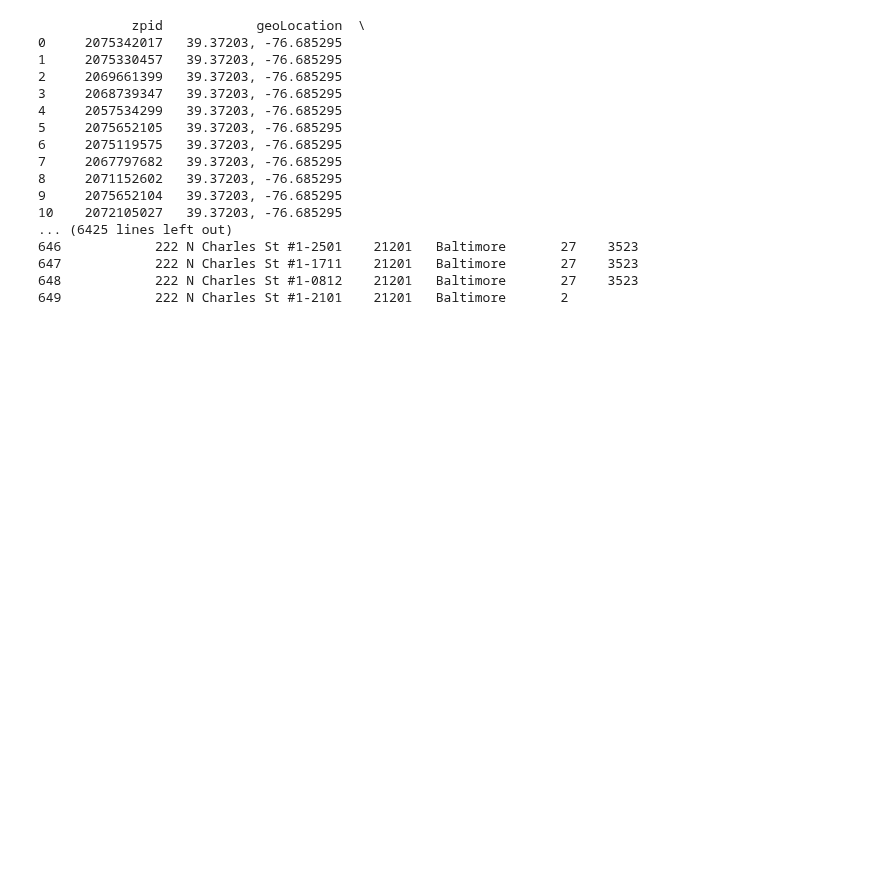
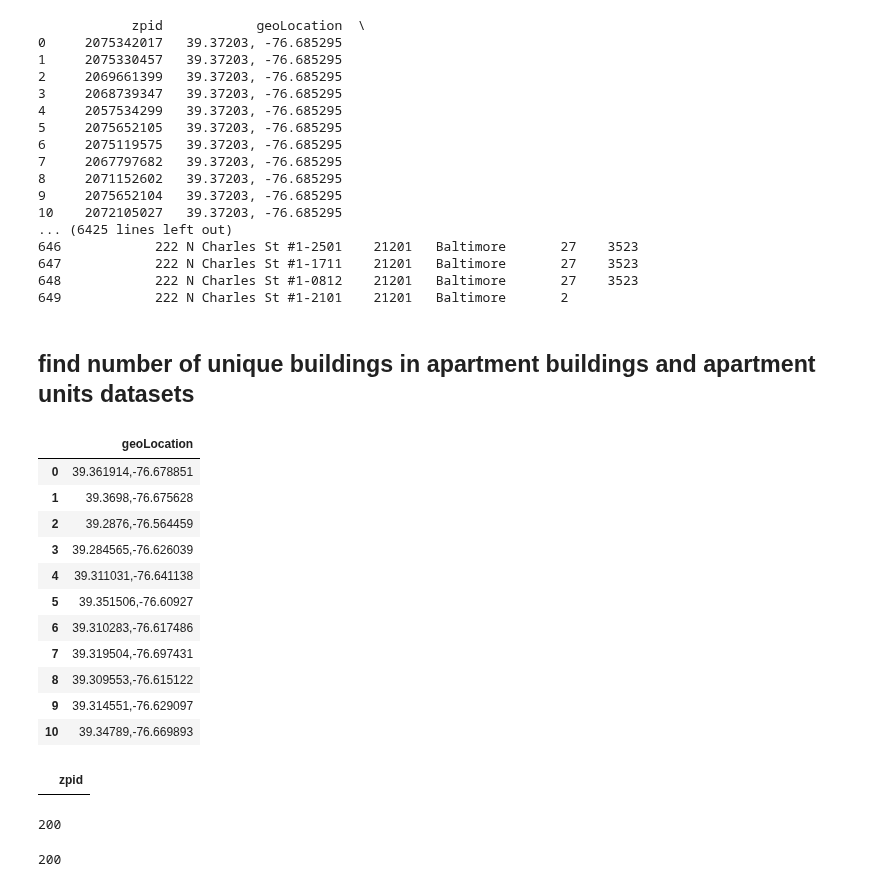
Before and after one commit to oisintheginger/mscfinalproject, a Jupyter notebook: sean_notebooks/feature_engineering_and_cleaning.ipynb, the cells around one changed output. Cells and saved outputs as stored; diff of their text form; code cells hidden in the pictures; blank space fills up the shorter version.

```diff
--- a/sean_notebooks/feature_engineering_and_cleaning.ipynb
+++ b/sean_notebooks/feature_engineering_and_cleaning.ipynb
@@ -366,3 +359,60 @@ neighbourhoods_df_n = neighbourhoods_df.drop_duplicates(subset='geoLocation')
 addresses_df_cleaned_n = addresses_df_cleaned.merge(neighbourhoods_df_n[['geoLocation', 'neighbourhood']], on='geoLocation', how='left')
 
 addresses_df_cleaned_n.to_csv('D:/DataSets/msc_group_project/addresses_all_n.csv', index=False)
+# %% [markdown]
+## find number of unique buildings in apartment buildings and apartment units datasets
+# %%
+apartment_buildings = pd.read_csv("D:/DataSets/msc_group_project/apartment_building_information.csv")
+apartment_units = pd.read_csv("D:/DataSets/msc_datasets/apartment_unit_information.csv")
+
+apartment_buildings = apartment_buildings.rename(columns = {"GeoLocation" : "geoLocation"})
+apartment_units = apartment_units.rename(columns = {"GeoLocation" : "geoLocation"})
+
+apartment_buildings.to_csv("D:/DataSets/msc_group_project/apartment_building_information_n.csv")
+apartment_units.to_csv("D:/DataSets/msc_datasets/apartment_unit_information.csv", index = False)
+# %%
+# find apartment building duplicates
+
+duplicate_rows = apartment_buildings[apartment_buildings.duplicated(subset=['geoLocation'], keep=False)]
+pd.set_option('display.max_rows', None)
+duplicate_rows = pd.DataFrame(duplicate_rows['geoLocation'].unique())
+duplicate_rows = duplicate_rows.rename(columns={duplicate_rows.columns[0]: 'geoLocation'})
+duplicate_rows
+# %% [output]
+|  | geoLocation |
+| 0 | 39.361914,-76.678851 |
+| 1 | 39.3698,-76.675628 |
+| 2 | 39.2876,-76.564459 |
+| 3 | 39.284565,-76.626039 |
+| 4 | 39.311031,-76.641138 |
+| 5 | 39.351506,-76.60927 |
+| 6 | 39.310283,-76.617486 |
+| 7 | 39.319504,-76.697431 |
+| 8 | 39.309553,-76.615122 |
+| 9 | 39.314551,-76.629097 |
+| 10 | 39.34789,-76.669893 |
+# %%
+# check to see if apartment units have duplicates by zpid
+duplicate_rows = apartment_units[apartment_units.duplicated(subset=['zpid'], keep=False)]
+pd.set_option('display.max_rows', None)
+duplicate_rows = pd.DataFrame(duplicate_rows['zpid'].unique())
+duplicate_rows = duplicate_rows.rename(columns={duplicate_rows.columns[0]: 'zpid'})
+duplicate_rows
+# %% [output]
+|  | zpid |
+# %%
+# for apartments buildings:
+unique_geo_locations = apartment_buildings_dropped['geoLocation'].unique()
+
+# Get the count of unique values
+len(unique_geo_locations)
+# %% [output]
+200
+# %%
+# for apartments units:
+unique_geo_locations_units = apartment_units['GeoLocation'].unique()
+
+# Get the count of unique values
+len(unique_geo_locations)
+# %% [output]
+200
```
Also changed, not shown: parts of 29 cells of this notebook, 1 other file.
